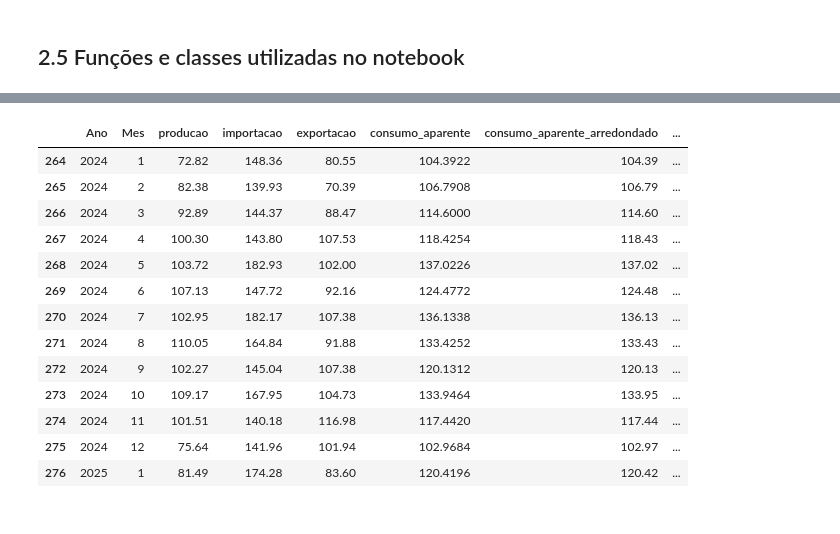
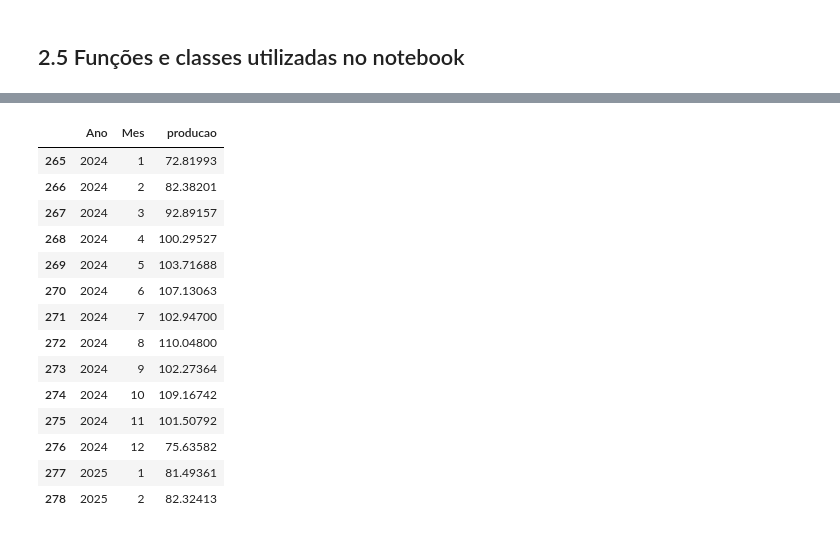
Before and after one commit to amiltonmendes/consumo-aparente, a Jupyter notebook: Cálculo de consumo nacional aparente.ipynb, the cells around one changed output, grey strips where cells are left out. Cells and saved outputs as stored; diff of their text form; code cells hidden in the pictures.

```diff
--- a/Cálculo de consumo nacional aparente.ipynb
+++ b/Cálculo de consumo nacional aparente.ipynb
@@ -216,20 +235,0 @@ consumoAparente.calcula_consumo_aparente('29',0)
-# %%
-#calcular a variação do ano anterior, ou seja, 12 meses antes do mês de referência
-producao['consumo_aparente_12_meses_arredondado'] = producao['consumo_aparente_arredondado'].shift(12)
-producao['variacao_consumo_aparente_arredondado'] = ((producao['consumo_aparente_arredondado']/producao['consumo_aparente_12_meses_arredondado'])-1)*100
-producao.tail(13)
-# %% [output]
-|  | Ano | Mes | producao | importacao | exportacao | consumo_aparente | consumo_aparente_arredondado | ... |
-| 264 | 2024 | 1 | 72.82 | 148.36 | 80.55 | 104.3922 | 104.39 | ... |
-| 265 | 2024 | 2 | 82.38 | 139.93 | 70.39 | 106.7908 | 106.79 | ... |
-| 266 | 2024 | 3 | 92.89 | 144.37 | 88.47 | 114.6000 | 114.60 | ... |
-| 267 | 2024 | 4 | 100.30 | 143.80 | 107.53 | 118.4254 | 118.43 | ... |
-| 268 | 2024 | 5 | 103.72 | 182.93 | 102.00 | 137.0226 | 137.02 | ... |
-| 269 | 2024 | 6 | 107.13 | 147.72 | 92.16 | 124.4772 | 124.48 | ... |
-| 270 | 2024 | 7 | 102.95 | 182.17 | 107.38 | 136.1338 | 136.13 | ... |
-| 271 | 2024 | 8 | 110.05 | 164.84 | 91.88 | 133.4252 | 133.43 | ... |
-| 272 | 2024 | 9 | 102.27 | 145.04 | 107.38 | 120.1312 | 120.13 | ... |
-| 273 | 2024 | 10 | 109.17 | 167.95 | 104.73 | 133.9464 | 133.95 | ... |
-| 274 | 2024 | 11 | 101.51 | 140.18 | 116.98 | 117.4420 | 117.44 | ... |
-| 275 | 2024 | 12 | 75.64 | 141.96 | 101.94 | 102.9684 | 102.97 | ... |
-| 276 | 2025 | 1 | 81.49 | 174.28 | 83.60 | 120.4196 | 120.42 | ... |
@@ -235,0 +238,18 @@ producao.tail(13)
+# %%
+producao.tail(14)
+# %% [output]
+|  | Ano | Mes | producao |
+| 265 | 2024 | 1 | 72.81993 |
+| 266 | 2024 | 2 | 82.38201 |
+| 267 | 2024 | 3 | 92.89157 |
+| 268 | 2024 | 4 | 100.29527 |
+| 269 | 2024 | 5 | 103.71688 |
+| 270 | 2024 | 6 | 107.13063 |
+| 271 | 2024 | 7 | 102.94700 |
+| 272 | 2024 | 8 | 110.04800 |
+| 273 | 2024 | 9 | 102.27364 |
+| 274 | 2024 | 10 | 109.16742 |
+| 275 | 2024 | 11 | 101.50792 |
+| 276 | 2024 | 12 | 75.63582 |
+| 277 | 2025 | 1 | 81.49361 |
+| 278 | 2025 | 2 | 82.32413 |
```
Also changed, not shown: parts of 8 cells of this notebook.
